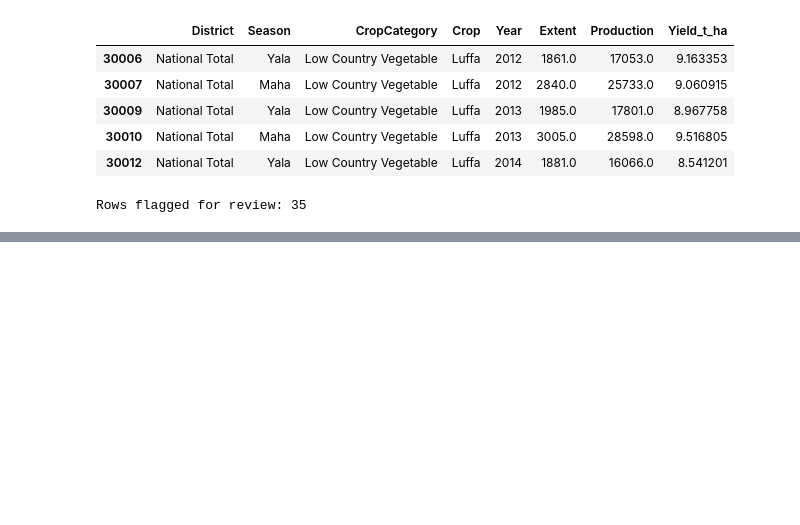
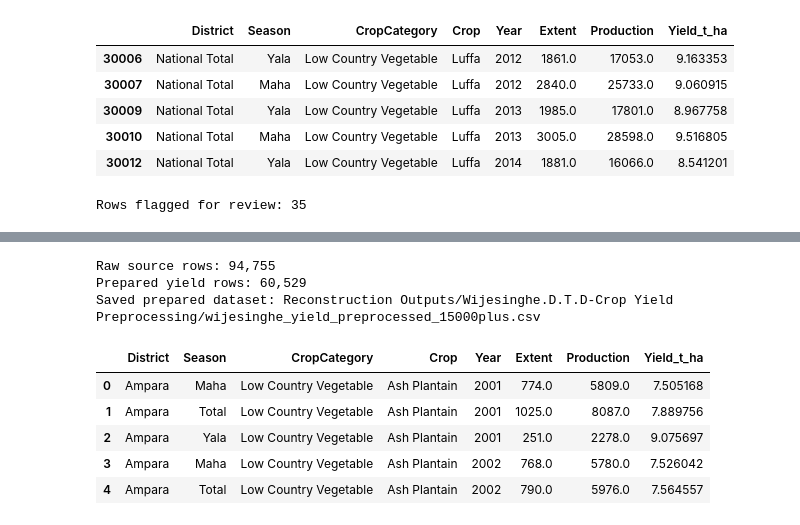
Before and after one commit to DTD-Wijesinghe/IT3091---Machine-Learning-Assignment, a Jupyter notebook: 01_IT24100858_Wijesinghe_DTD_Production.ipynb, the cells around one changed output, grey strips where cells are left out. Cells and saved outputs as stored; diff of their text form; code cells hidden in the pictures; blank space fills up the shorter version.

Commit message:
Member 1: prepare production and standalone yield data

```diff
--- a/01_IT24100858_Wijesinghe_DTD_Production.ipynb
+++ b/01_IT24100858_Wijesinghe_DTD_Production.ipynb
@@ -188,0 +141,57 @@ GitHub Personal Access Token: ··········
+# %%
+import json
+import joblib
+import numpy as np
+import pandas as pd
+from sklearn.compose import ColumnTransformer
+from sklearn.ensemble import RandomForestRegressor
+from sklearn.metrics import mean_absolute_error, mean_squared_error, r2_score
+from sklearn.model_selection import train_test_split
+from sklearn.pipeline import Pipeline
+from sklearn.preprocessing import OneHotEncoder
+
+RAW_FILE = REPO_PATH / 'Raw Datasets' / 'researchData.xlsx'
+PREPROCESSED_DIR = REPO_PATH / "Reconstruction Outputs" / "Wijesinghe.D.T.D-Crop Yield Preprocessing"
+OUTPUT_DIR = REPO_PATH / "Reconstruction Outputs" / "Wijesinghe.D.T.D-Crop Yield Outputs"
+PREPROCESSED_DIR.mkdir(parents=True, exist_ok=True)
+OUTPUT_DIR.mkdir(parents=True, exist_ok=True)
+raw = pd.read_excel(RAW_FILE)
+required = ['District', 'Season', 'CropCategory', 'Crop', 'Year', 'Extent', 'Production']
+missing = sorted(set(required) - set(raw.columns))
+if missing:
+    raise ValueError(f'Missing required columns: {missing}')
+
+yield_data = raw[required].copy()
+for column in ['Year', 'Extent', 'Production']:
+    yield_data[column] = (
+        yield_data[column].astype(str).str.replace(',', '', regex=False).str.strip()
+    )
+    yield_data[column] = pd.to_numeric(yield_data[column], errors='coerce')
+for column in ['District', 'Season', 'CropCategory', 'Crop']:
+    yield_data[column] = yield_data[column].astype('string').str.strip()
+yield_data = yield_data.dropna(subset=required).copy()
+yield_data = yield_data[(yield_data['Extent'] > 0) & (yield_data['Production'] >= 0)].copy()
+yield_data['Yield_t_ha'] = yield_data['Production'] / yield_data['Extent']
+yield_data = yield_data.replace([np.inf, -np.inf], np.nan).dropna(subset=['Yield_t_ha'])
+yield_data = yield_data[yield_data['Yield_t_ha'] <= yield_data['Yield_t_ha'].quantile(0.995)].copy()
+yield_data['Year'] = yield_data['Year'].astype(int)
+yield_data = yield_data.sort_values(['Crop', 'District', 'Year', 'Season']).reset_index(drop=True)
+
+prepared_file = PREPROCESSED_DIR / 'wijesinghe_yield_preprocessed_15000plus.csv'
+yield_data.to_csv(prepared_file, index=False)
+print(f'Raw source rows: {len(raw):,}')
+print(f'Prepared yield rows: {len(yield_data):,}')
+if len(yield_data) < 15000:
+    raise ValueError('The prepared dataset is below the required 15,000 genuine records.')
+print(f'Saved prepared dataset: {prepared_file.relative_to(REPO_PATH)}')
+display(yield_data.head())
+# %% [output]
+Raw source rows: 94,755
+Prepared yield rows: 60,529
+Saved prepared dataset: Reconstruction Outputs/Wijesinghe.D.T.D-Crop Yield Preprocessing/wijesinghe_yield_preprocessed_15000plus.csv
+|  | District | Season | CropCategory | Crop | Year | Extent | Production | Yield_t_ha |
+| 0 | Ampara | Maha | Low Country Vegetable | Ash Plantain | 2001 | 774.0 | 5809.0 | 7.505168 |
+| 1 | Ampara | Total | Low Country Vegetable | Ash Plantain | 2001 | 1025.0 | 8087.0 | 7.889756 |
+| 2 | Ampara | Yala | Low Country Vegetable | Ash Plantain | 2001 | 251.0 | 2278.0 | 9.075697 |
+| 3 | Ampara | Maha | Low Country Vegetable | Ash Plantain | 2002 | 768.0 | 5780.0 | 7.526042 |
+| 4 | Ampara | Total | Low Country Vegetable | Ash Plantain | 2002 | 790.0 | 5976.0 | 7.564557 |
```
Also changed, not shown: parts of 8 cells of this notebook, 5 other files.
